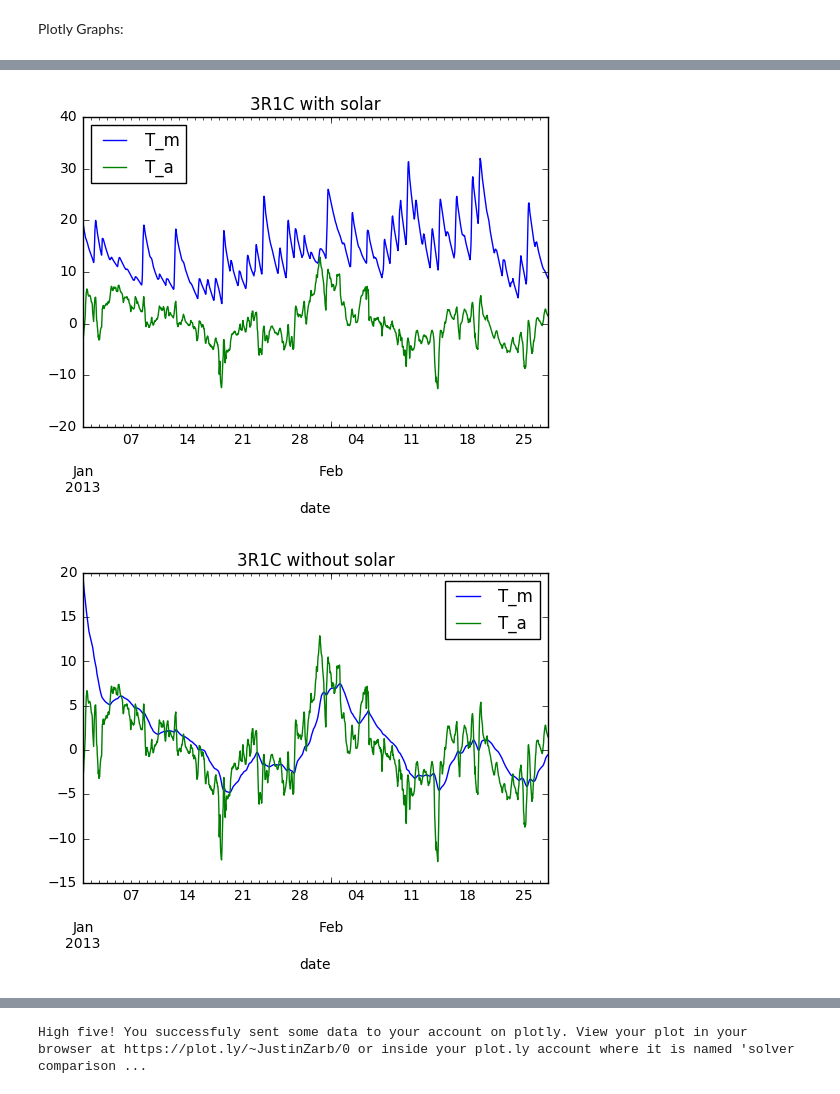
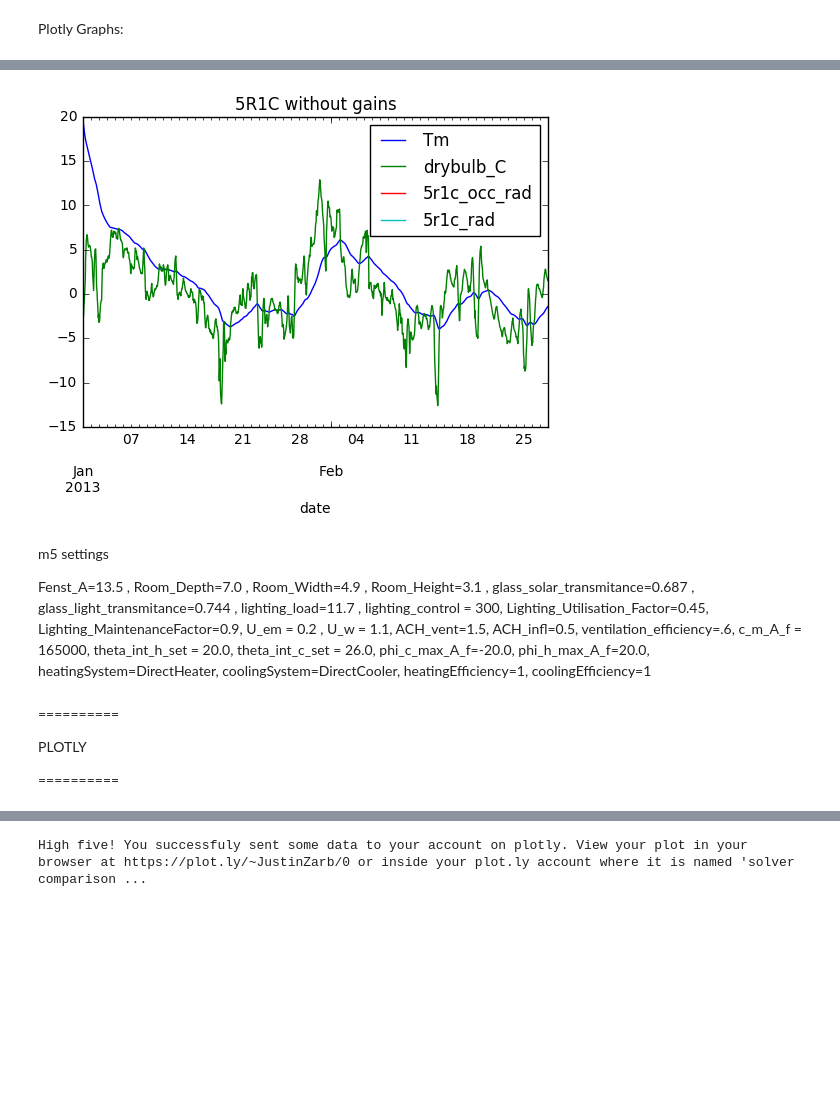
Before and after one commit to architecture-building-systems/ASF_Simulation, a Jupyter notebook: Simulation_Tool/New_SimulationEnvironment/j_main_notebook.ipynb, the cells around one changed output, grey strips where cells are left out. Saved outputs shown, nothing was run; the diff lists cells and outputs as text; code cells hidden in the pictures; blank space fills up the shorter version.

```diff
--- a/Simulation_Tool/New_SimulationEnvironment/j_main_notebook.ipynb
+++ b/Simulation_Tool/New_SimulationEnvironment/j_main_notebook.ipynb
@@ -513,7 +513,7 @@ main
 #Simulation parameters
 year = epw_year(weather_path)
 start = '01/01/%i' %year
-end =  '02/28/%i' %year
+end =  '12/31/%i' %year
 
 #import data
 data = epw_data(['drybulb_C'])
@@ -578,6 +578,9 @@ temperatures['T_in_BE'] = pd.Series(BE(T_in_init,dt))
 temperatures['T_in_CN'] = pd.Series(CN(T_in_init,dt))
 temperatures['CN-FE'] = (temperatures['T_in_CN'] - temperatures['T_in_FE'])
 temperatures['CN-BE'] = (temperatures['T_in_CN'] - temperatures['T_in_BE'])
+temperatures['CN-FEpercent'] = (temperatures['CN-FE'] / temperatures['T_in_CN'])
+temperatures['CN-BEpercent'] = (temperatures['CN-BE'] / temperatures['T_in_CN'])
+
 temperatures = temperatures.set_index(['date'])
 temperatures.drop(['T_in_FE','T_in_BE','T_in_CN','drybulb_C'],axis=1)
 temperatures.plot(title='1R1C Model')
@@ -624,10 +629,37 @@ m3ns = date_range(start,end,m3ns)
 m3ns = m3ns.set_index(['date'],drop=True)
 m3ns = m3ns.drop(['HEAT','COOL','DISCOMFORT','LIGHTING'],axis=1)
 
-m3s.plot(title='3R1C with solar',legend=True)
-m3ns.plot(title='3R1C without solar',legend=True)
-print m3ns[:3]
+m5hr = pd.read_csv("Tm_h_rad.csv")
+m5hr['date'] = epw_data(['drybulb_C'])['date']
+m5hr['drybulb_C'] = epw_data(['drybulb_C'])['drybulb_C']
+m5hr = date_range(start,end,m5hr)
+m5hr = m5hr.set_index(['date'],drop=True)
+
+m5r = pd.read_csv("Tm_rad.csv")
+m5r['date'] = epw_data(['drybulb_C'])['date']
+m5r['drybulb_C'] = epw_data(['drybulb_C'])['drybulb_C']
+m5r = date_range(start,end,m5r)
+m5r = m5r.set_index(['date'],drop=True)
+
+m5 = pd.read_csv("Tm.csv")
+m5['date'] = epw_data(['drybulb_C'])['date']
+m5['drybulb_C'] = epw_data(['drybulb_C'])['drybulb_C']
+m5['5r1c_occ_rad'] = m5hr.Tm
+m5['5r1c_rad'] = m5r.Tm
+m5 = date_range(start,end,m5)
+m5 = m5.set_index(['date'],drop=True)
+
+
+# m3s.plot(title='3R1C with solar gains',legend=True)
+# m3ns.plot(title='3R1C without solar gains',legend=True)
+
+m5.plot(title='5R1C without gains',legend=True)
+
+
+print m5hr[50:53]
+print m5r[50:53]
+print m5[50:53]
 m3a = m3ns.T_m.subtract(temperatures['T_in_FE'])
 print m3a[:3]
-print temperatures['T_in_FE'][:3]
+# print temperatures['T_in_FE'][:3]
 # %% [output]
@@ -649,2 +686 @@ Name: T_in_FE, dtype: float64
-[figure, old version]
+[figure, new version]
-[figure, removed]
@@ -678,3 +687,36 @@ coolingEfficiency=1
+# %% [markdown]
+m5 settings
+
+Fenst_A=13.5 ,
+Room_Depth=7.0 ,
+Room_Width=4.9 ,
+Room_Height=3.1 ,
+glass_solar_transmitance=0.687 ,
+glass_light_transmitance=0.744 ,
+lighting_load=11.7 ,
+lighting_control = 300,
+Lighting_Utilisation_Factor=0.45,
+Lighting_MaintenanceFactor=0.9,
+U_em = 0.2 ,
+U_w = 1.1,
+ACH_vent=1.5,
+ACH_infl=0.5,
+ventilation_efficiency=.6,
+c_m_A_f = 165000,
+theta_int_h_set = 20.0,
+theta_int_c_set = 26.0,
+phi_c_max_A_f=-20.0,
+phi_h_max_A_f=20.0,
+heatingSystem=DirectHeater,
+coolingSystem=DirectCooler,
+heatingEfficiency=1,
+coolingEfficiency=1
+# %% [markdown]
+==========
+
+PLOTLY
+
+==========
 # %%
 import plotly.plotly as py
 from plotly.tools import FigureFactory as FF
```
Also changed, not shown: parts of 8 cells of this notebook, 4 other files.
